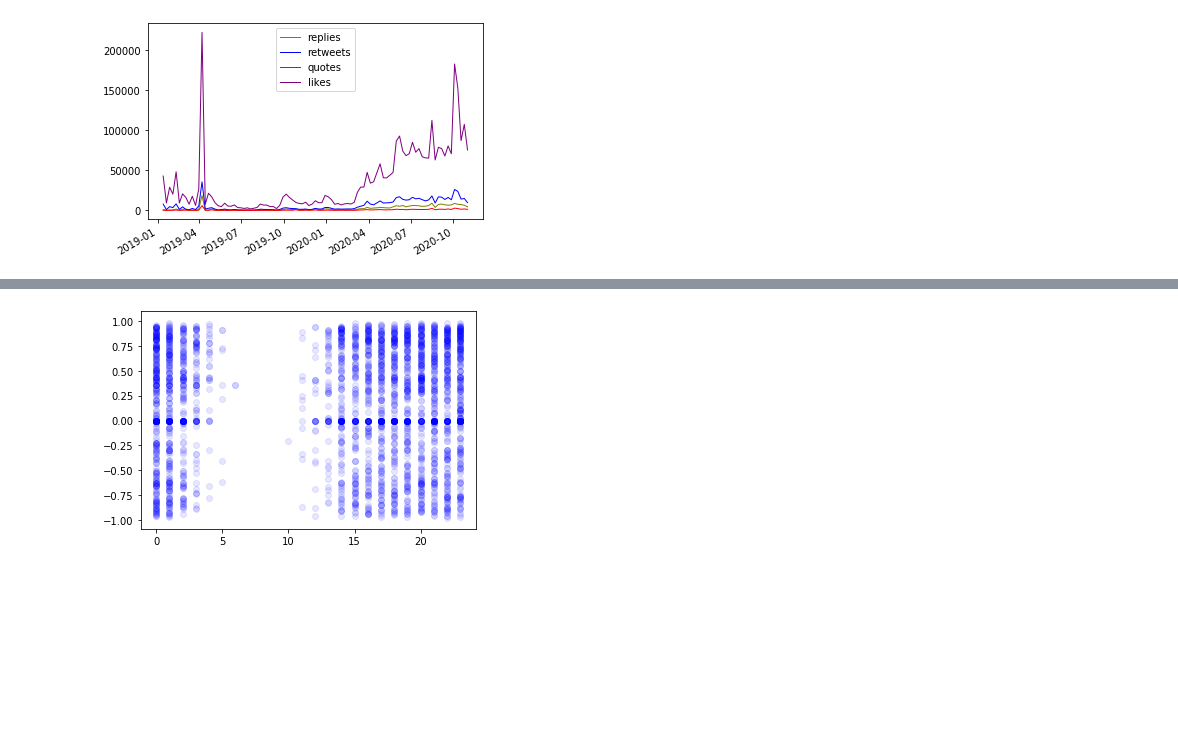
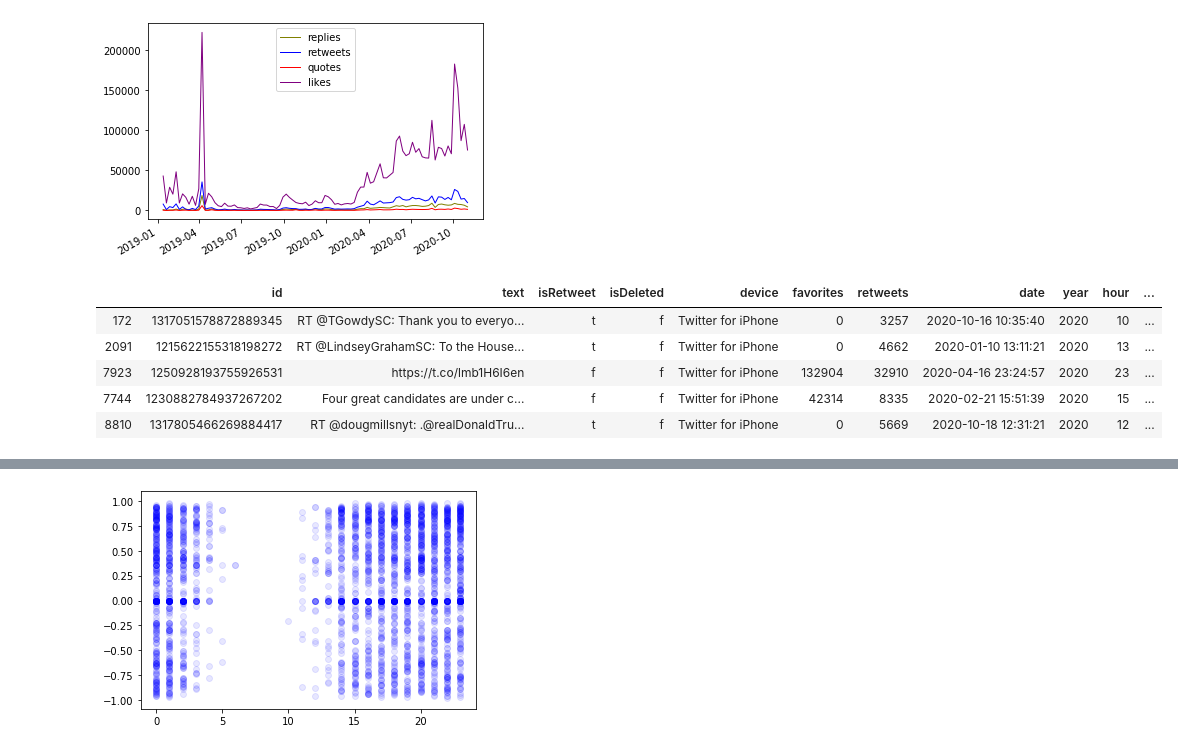
Before and after one commit to selina-28030/biden_trump_tweets, a Jupyter notebook: dm_finalproj.ipynb, the cells around one changed output, grey strips where cells are left out. Drawn from its saved outputs; the diff is of its cells as text; code cells hidden in the pictures; blank space fills up the shorter version.

```diff
--- a/dm_finalproj.ipynb
+++ b/dm_finalproj.ipynb
@@ -229,4 +233,14 @@ plt.legend()
 plt.savefig('tweet_avg.png')
 # %% [output]
 [figure]
+# %%
+trump_samp = trump[trump['year']> 2019].sample(2928)
+trump_samp.head(5)
+# %% [output]
+|  | id | text | isRetweet | isDeleted | device | favorites | retweets | date | year | hour | ... |
+| 172 | 1317051578872889345 | RT @TGowdySC: Thank you to everyo... | t | f | Twitter for iPhone | 0 | 3257 | 2020-10-16 10:35:40 | 2020 | 10 | ... |
+| 2091 | 1215622155318198272 | RT @LindseyGrahamSC: To the House... | t | f | Twitter for iPhone | 0 | 4662 | 2020-01-10 13:11:21 | 2020 | 13 | ... |
+| 7923 | 1250928193755926531 | https://t.co/lmb1H6I6en | f | f | Twitter for iPhone | 132904 | 32910 | 2020-04-16 23:24:57 | 2020 | 23 | ... |
+| 7744 | 1230882784937267202 | Four great candidates are under c... | f | f | Twitter for iPhone | 42314 | 8335 | 2020-02-21 15:51:39 | 2020 | 15 | ... |
+| 8810 | 1317805466269884417 | RT @dougmillsnyt: .@realDonaldTru... | t | f | Twitter for iPhone | 0 | 5669 | 2020-10-18 12:31:21 | 2020 | 12 | ... |
 # %%
```
Also changed, not shown: parts of 8 cells of this notebook.
